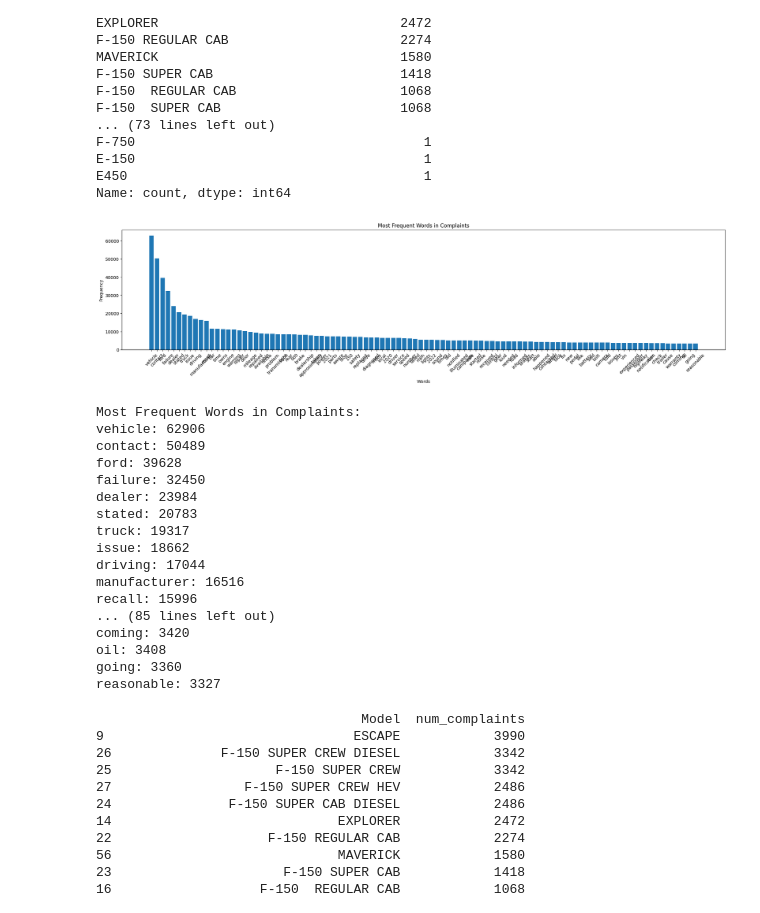
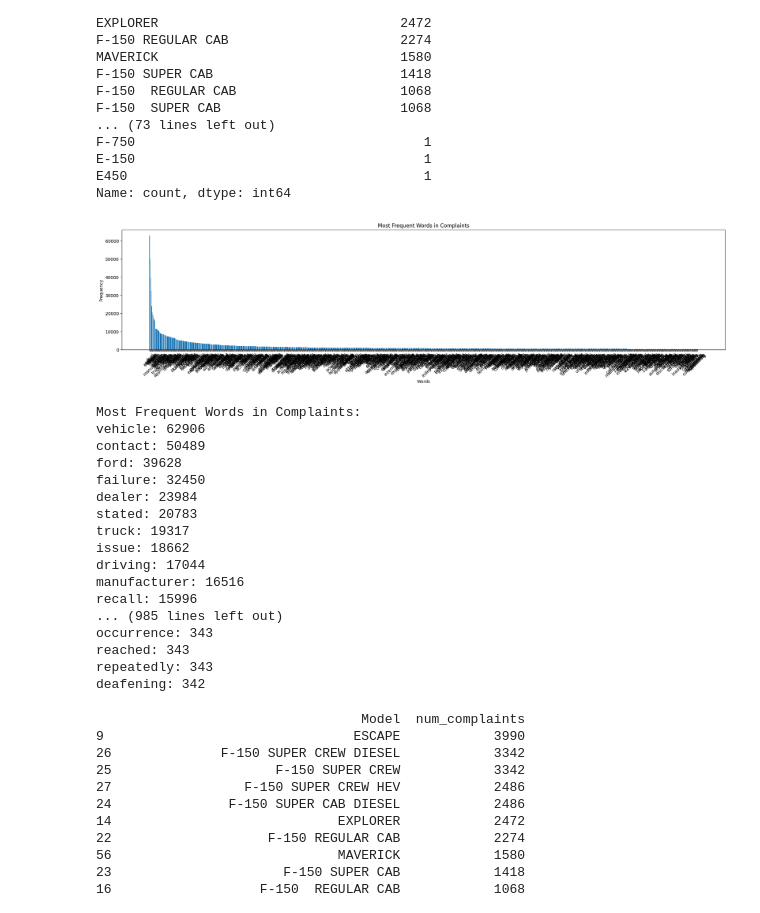
Before and after one commit to Dighzy/Ford-Case-NLP-2.0, a Jupyter notebook: notebooks/2 - EDA_base.ipynb, the cells around one changed output. Cells and saved outputs as stored; diff of their text form; code cells hidden in the pictures.

```diff
--- a/notebooks/2 - EDA_base.ipynb
+++ b/notebooks/2 - EDA_base.ipynb
@@ -179,29 +179,29 @@ Name: count, dtype: int64
 # %%
 texts = df['summary'].dropna()
 
 # Analyzing the most frequent words using CountVectorizer
-vectorizer = CountVectorizer(stop_words='english', max_features=100)  # Remove common stopwords and limit to top 50 words
+vectorizer = CountVectorizer(stop_words='english', max_features=1000)  # Remove common stopwords and limit to top 50 words
 word_counts = vectorizer.fit_transform(texts)  # Transform the text into a matrix of word counts
 
 # Get the most frequent words
 words_freq = dict(zip(vectorizer.get_feature_names_out(), word_counts.sum(axis=0).A1))
 sorted_words_freq = sorted(words_freq.items(), key=lambda x: x[1], reverse=True)  # Sort words by frequency
 
 # Visualize the most frequent words with a bar chart
 plt.figure(figsize=(25, 5))
 plt.bar(*zip(*sorted_words_freq))
 plt.xticks(rotation=45)
 plt.title('Most Frequent Words in Complaints')
 plt.xlabel('Words')
 plt.ylabel('Frequency')
 plt.show()
 
 # Display the most frequent words in the console
 print("Most Frequent Words in Complaints:")
 for word, freq in sorted_words_freq:
     print(f"{word}: {freq}")
 # %% [output]
-[figure, old version]
+[figure, new version]
 Most Frequent Words in Complaints:
 vehicle: 62906
 contact: 50489
@@ -214,11 +214,11 @@ issue: 18662
 driving: 17044
 manufacturer: 16516
 recall: 15996
-... (85 lines left out)
-coming: 3420
-oil: 3408
-going: 3360
-reasonable: 3327
+... (985 lines left out)
+occurrence: 343
+reached: 343
+repeatedly: 343
+deafening: 342
 # %%
 # Number of complaints for each model
 complaints_by_model = df.groupby('Model').size().reset_index(name='num_complaints')
```
Also changed, not shown: parts of 1 cell of this notebook, 15 other files.
